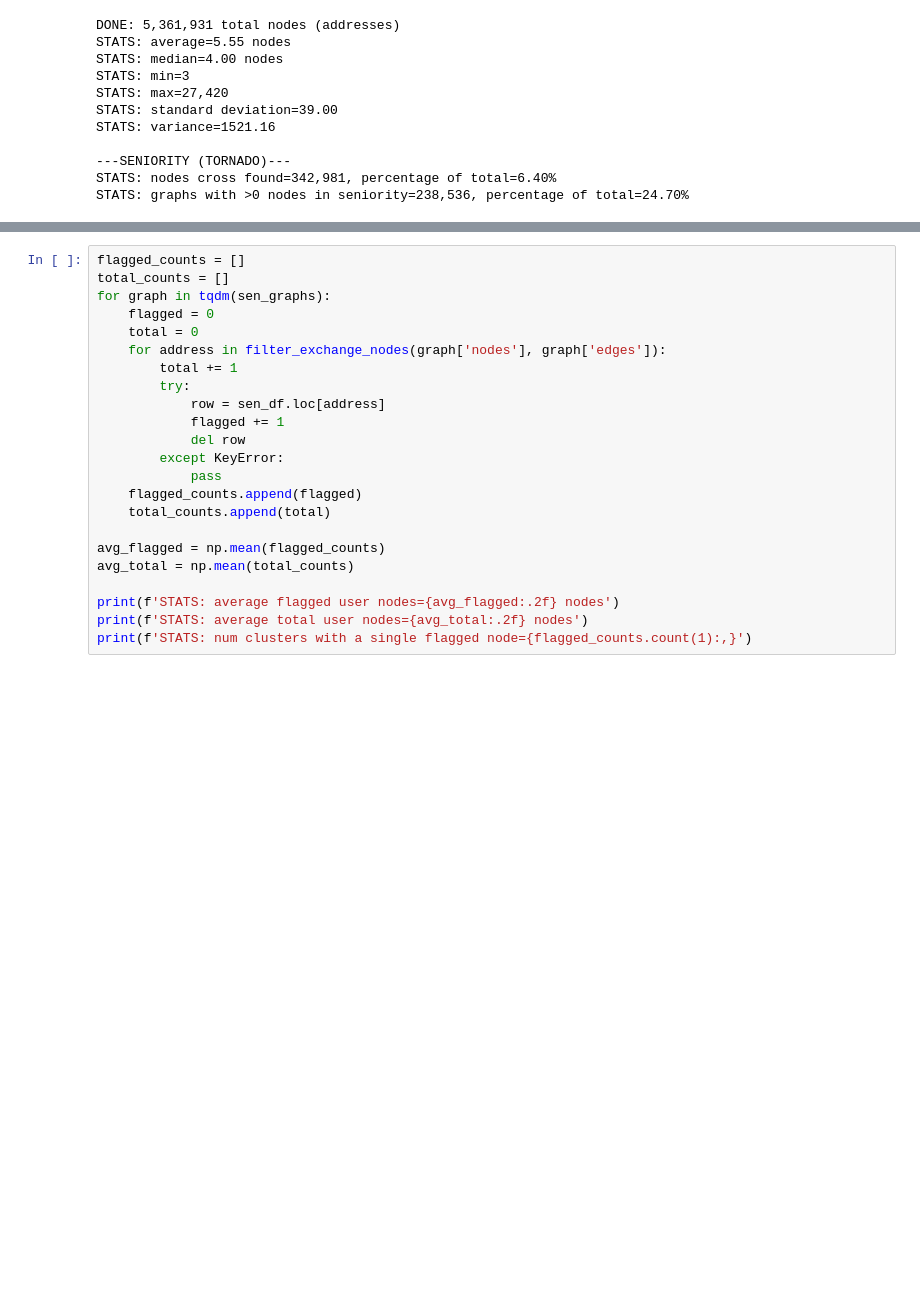
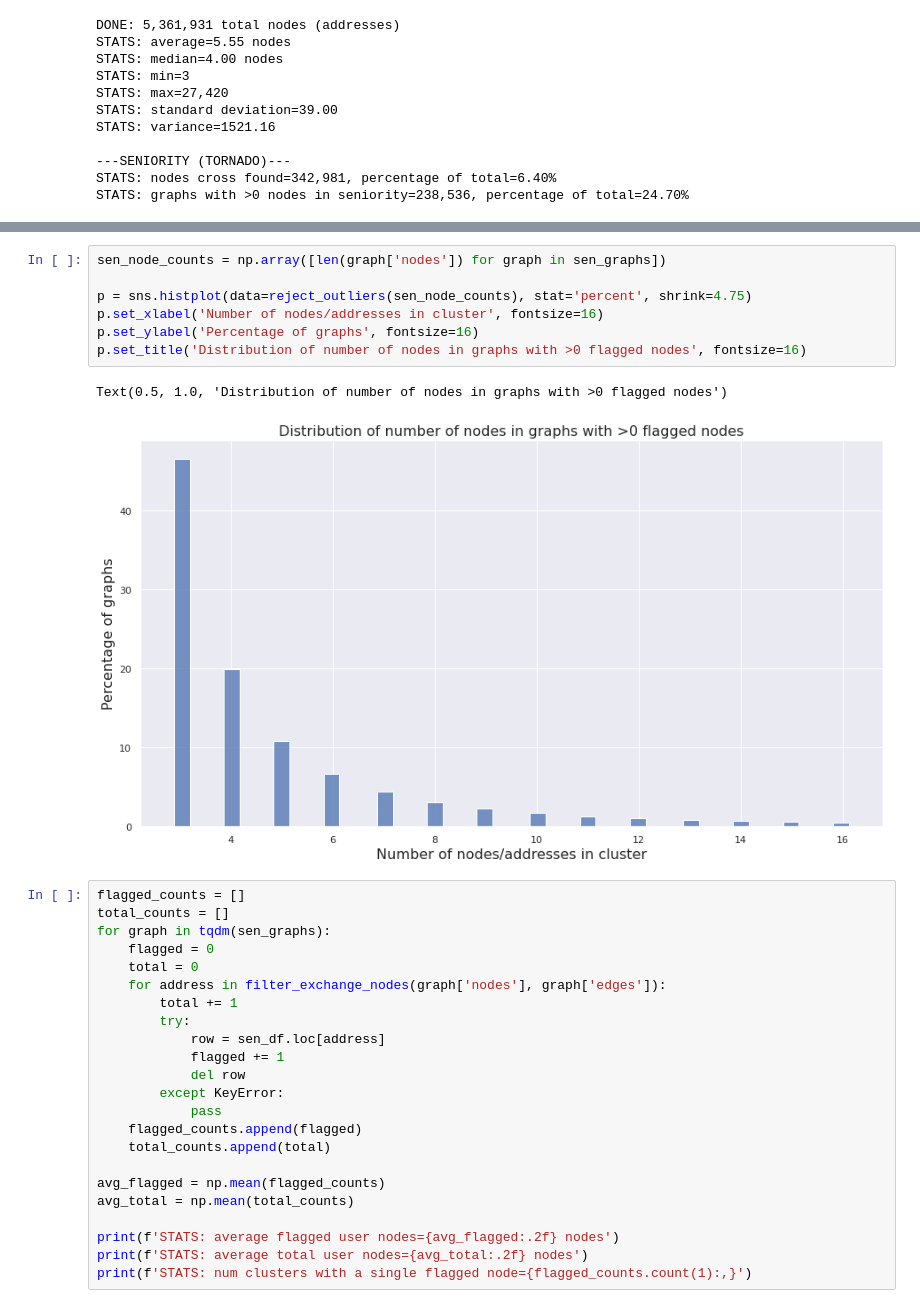
Before and after one commit to ethereum-aml-tool/indago, a Jupyter notebook: notebooks/cluster_results.ipynb, the cells around one changed output, grey strips where cells are left out. Saved outputs shown, nothing was run; the diff lists cells and outputs as text; blank space fills up the shorter version.

```diff
--- a/notebooks/cluster_results.ipynb
+++ b/notebooks/cluster_results.ipynb
@@ -128,3 +128,13 @@ Text(0.5, 1.0, 'Distribution of number of nodes in DAR graphs')
+# %%
+sen_node_counts = np.array([len(graph['nodes']) for graph in sen_graphs])
+
+p = sns.histplot(data=reject_outliers(sen_node_counts), stat='percent', shrink=4.75)
+p.set_xlabel('Number of nodes/addresses in cluster', fontsize=16)
+p.set_ylabel('Percentage of graphs', fontsize=16)
+p.set_title('Distribution of number of nodes in graphs with >0 flagged nodes', fontsize=16)
+# %% [output]
+Text(0.5, 1.0, 'Distribution of number of nodes in graphs with >0 flagged nodes')
+[figure, added]
 # %%
 flagged_counts = []
 total_counts = []
```
Also changed, not shown: parts of 1 cell of this notebook.
